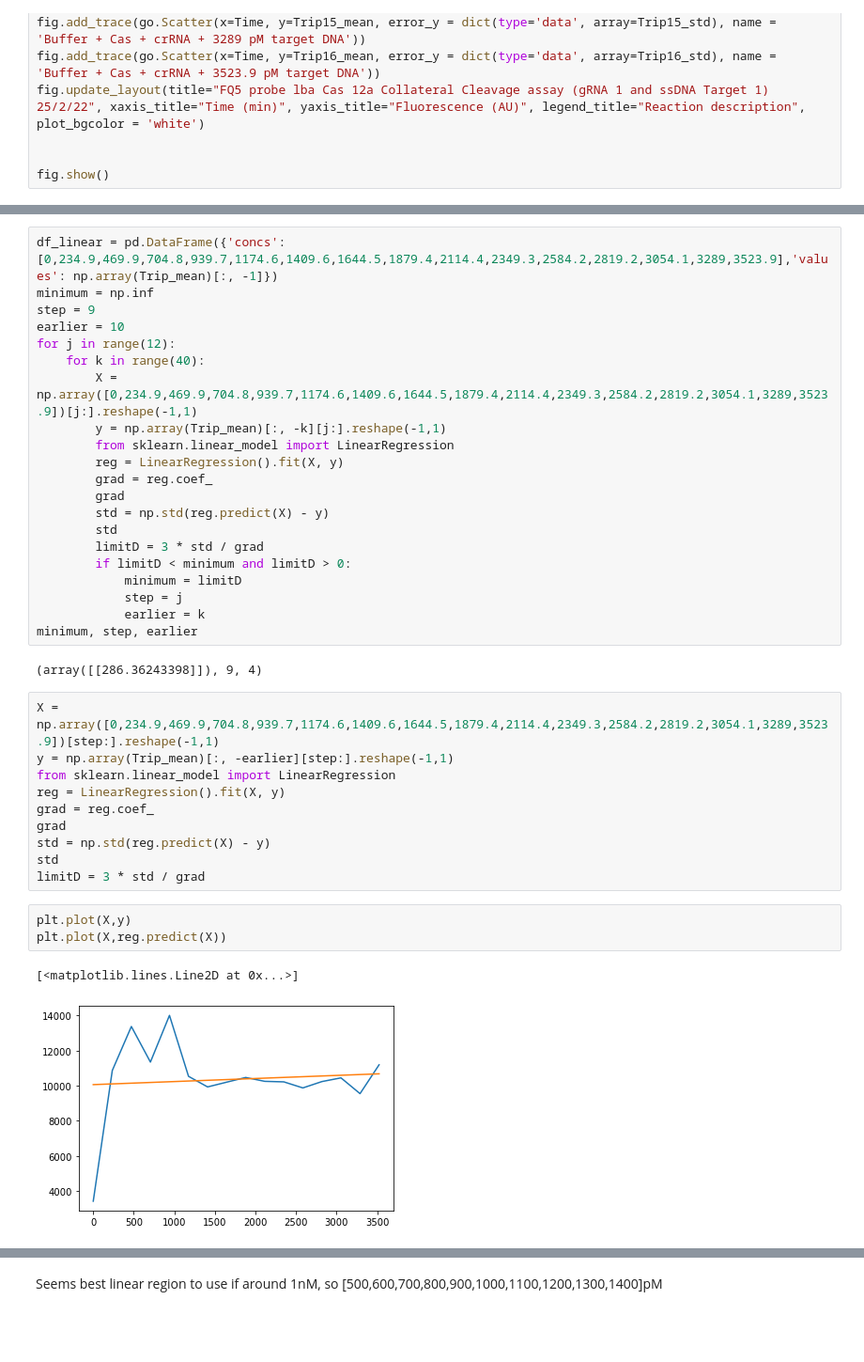
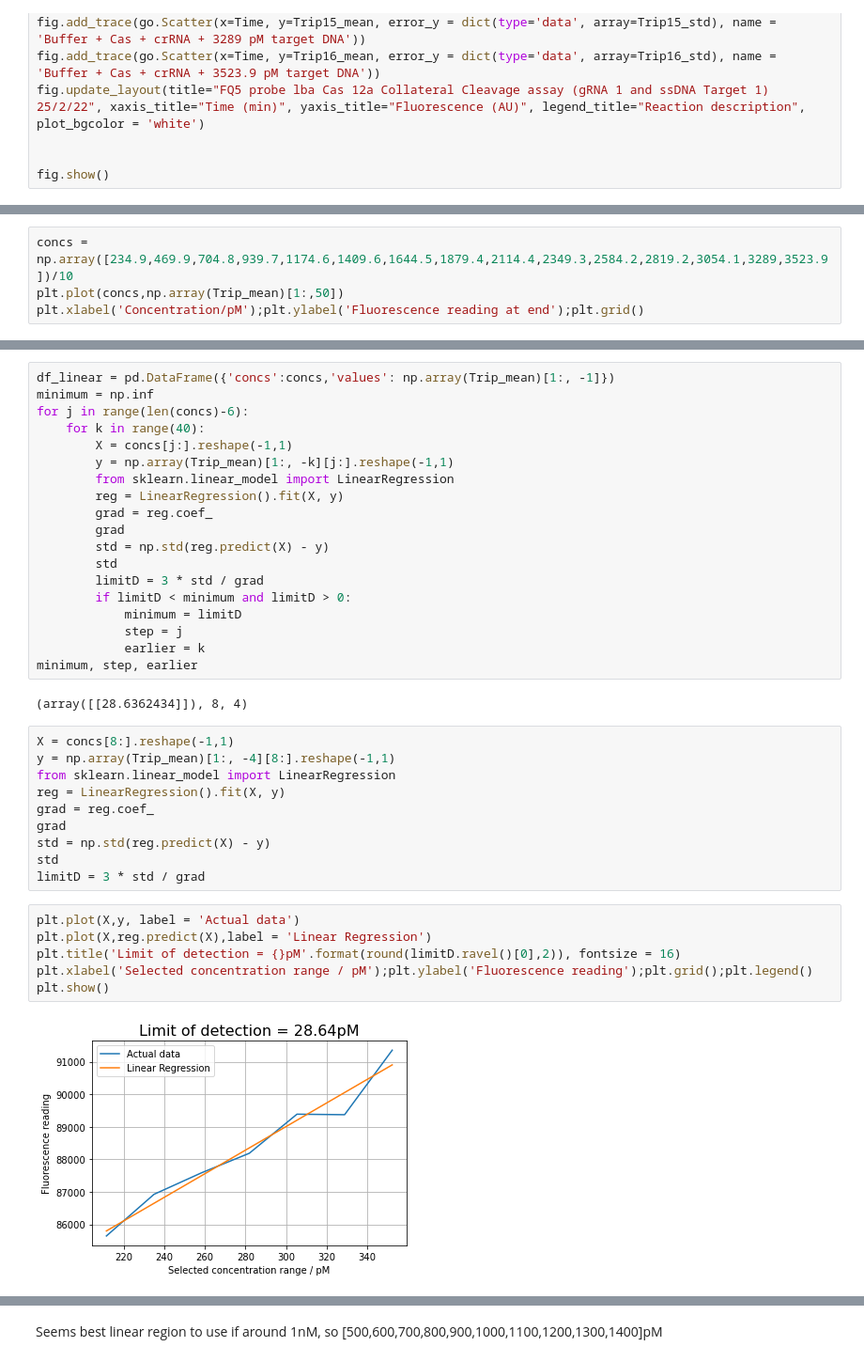
Before and after one commit to brendanhuo/IIB_project, a Jupyter notebook: 2022_2_27_FQCasCleavage_ssDNA_target_titration.ipynb, the cells around one changed output, grey strips where cells are left out. Shown at 94% size. Drawn from its saved outputs; the diff is of its cells as text; blank space fills up the shorter version.

Commit message:
Small change to focus on linear region

```diff
--- a/2022_2_27_FQCasCleavage_ssDNA_target_titration.ipynb
+++ b/2022_2_27_FQCasCleavage_ssDNA_target_titration.ipynb
@@ -118,0 +119,4 @@ plt.show()
+# %%
+concs = np.array([234.9,469.9,704.8,939.7,1174.6,1409.6,1644.5,1879.4,2114.4,2349.3,2584.2,2819.2,3054.1,3289,3523.9])/10
+plt.plot(concs,np.array(Trip_mean)[1:,50])
+plt.xlabel('Concentration/pM');plt.ylabel('Fluorescence reading at end');plt.grid()
@@ -119,12 +125,10 @@ plt.show()
 # %%
-df_linear = pd.DataFrame({'concs':[0,234.9,469.9,704.8,939.7,1174.6,1409.6,1644.5,1879.4,2114.4,2349.3,2584.2,2819.2,3054.1,3289,3523.9],'values': np.array(Trip_mean)[:, -1]})
+df_linear = pd.DataFrame({'concs':concs,'values': np.array(Trip_mean)[1:, -1]})
 minimum = np.inf
-step = 9
-earlier = 10
-for j in range(12):
+for j in range(len(concs)-6):
     for k in range(40):
-        X = np.array([0,234.9,469.9,704.8,939.7,1174.6,1409.6,1644.5,1879.4,2114.4,2349.3,2584.2,2819.2,3054.1,3289,3523.9])[j:].reshape(-1,1)
-        y = np.array(Trip_mean)[:, -k][j:].reshape(-1,1)
+        X = concs[j:].reshape(-1,1)
+        y = np.array(Trip_mean)[1:, -k][j:].reshape(-1,1)
         from sklearn.linear_model import LinearRegression
         reg = LinearRegression().fit(X, y)
         grad = reg.coef_
@@ -138,10 +142,10 @@ for j in range(12):
             earlier = k
 minimum, step, earlier
 # %% [output]
-(array([[286.36243398]]), 9, 4)
+(array([[28.6362434]]), 8, 4)
 # %%
-X = np.array([0,234.9,469.9,704.8,939.7,1174.6,1409.6,1644.5,1879.4,2114.4,2349.3,2584.2,2819.2,3054.1,3289,3523.9])[step:].reshape(-1,1)
-y = np.array(Trip_mean)[:, -earlier][step:].reshape(-1,1)
+X = concs[8:].reshape(-1,1)
+y = np.array(Trip_mean)[1:, -4][8:].reshape(-1,1)
 from sklearn.linear_model import LinearRegression
 reg = LinearRegression().fit(X, y)
 grad = reg.coef_
@@ -150,11 +154,13 @@ std = np.std(reg.predict(X) - y)
 std
 limitD = 3 * std / grad
 # %%
-plt.plot(X,y)
-plt.plot(X,reg.predict(X))
+plt.plot(X,y, label = 'Actual data')
+plt.plot(X,reg.predict(X),label = 'Linear Regression')
+plt.title('Limit of detection = {}pM'.format(round(limitD.ravel()[0],2)), fontsize = 16)
+plt.xlabel('Selected concentration range / pM');plt.ylabel('Fluorescence reading');plt.grid();plt.legend()
+plt.show()
 # %% [output]
-[<matplotlib.lines.Line2D at 0x...>]
-[figure, old version]
+[figure, new version]
 # %%
 limitDs = []
 for replicate in range(1,25):
```
Also changed, not shown: parts of 6 cells of this notebook.
